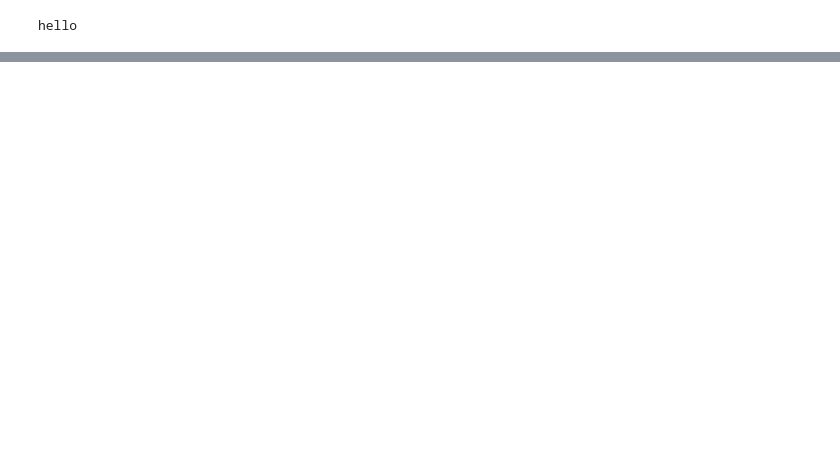
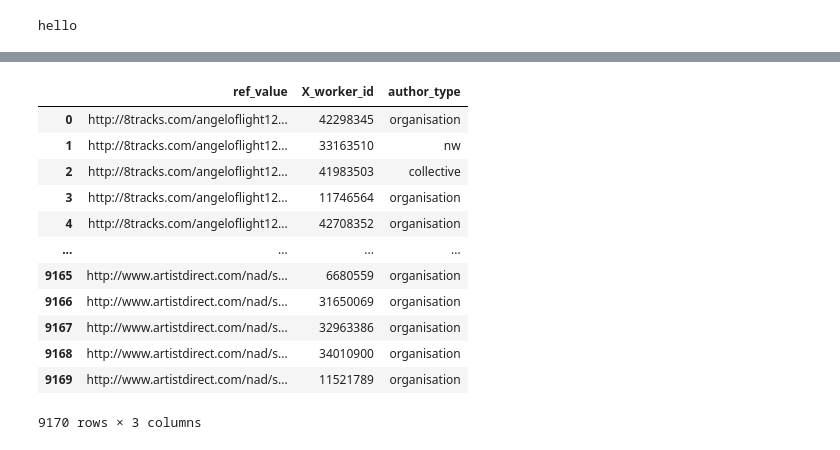
Before and after one commit to dalimsadek/WD_references_analysis, a Jupyter notebook: llm_agreement_project/expriments.ipynb, the cells around one changed output, grey strips where cells are left out. Drawn from its saved outputs; the diff is of its cells as text; code cells hidden in the pictures; blank space fills up the shorter version.

```diff
--- a/llm_agreement_project/expriments.ipynb
+++ b/llm_agreement_project/expriments.ipynb
@@ -360,0 +350,16 @@ ModuleNotFoundError: No module named 'metrics'
+# %%
+crowd
+# %% [output]
+|  | ref_value | X_worker_id | author_type |
+| 0 | http://8tracks.com/angeloflight12... | 42298345 | organisation |
+| 1 | http://8tracks.com/angeloflight12... | 33163510 | nw |
+| 2 | http://8tracks.com/angeloflight12... | 41983503 | collective |
+| 3 | http://8tracks.com/angeloflight12... | 11746564 | organisation |
+| 4 | http://8tracks.com/angeloflight12... | 42708352 | organisation |
+| ... | ... | ... | ... |
+| 9165 | http://www.artistdirect.com/nad/s... | 6680559 | organisation |
+| 9166 | http://www.artistdirect.com/nad/s... | 31650069 | organisation |
+| 9167 | http://www.artistdirect.com/nad/s... | 32963386 | organisation |
+| 9168 | http://www.artistdirect.com/nad/s... | 34010900 | organisation |
+| 9169 | http://www.artistdirect.com/nad/s... | 11521789 | organisation |
+9170 rows × 3 columns
```
Also changed, not shown: parts of 44 cells of this notebook, 29 other files.
